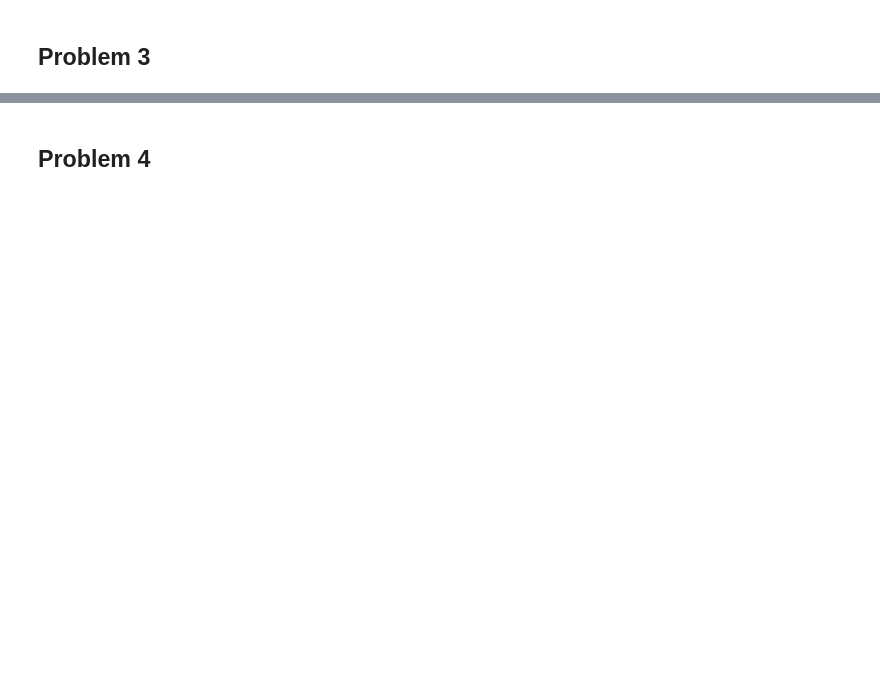
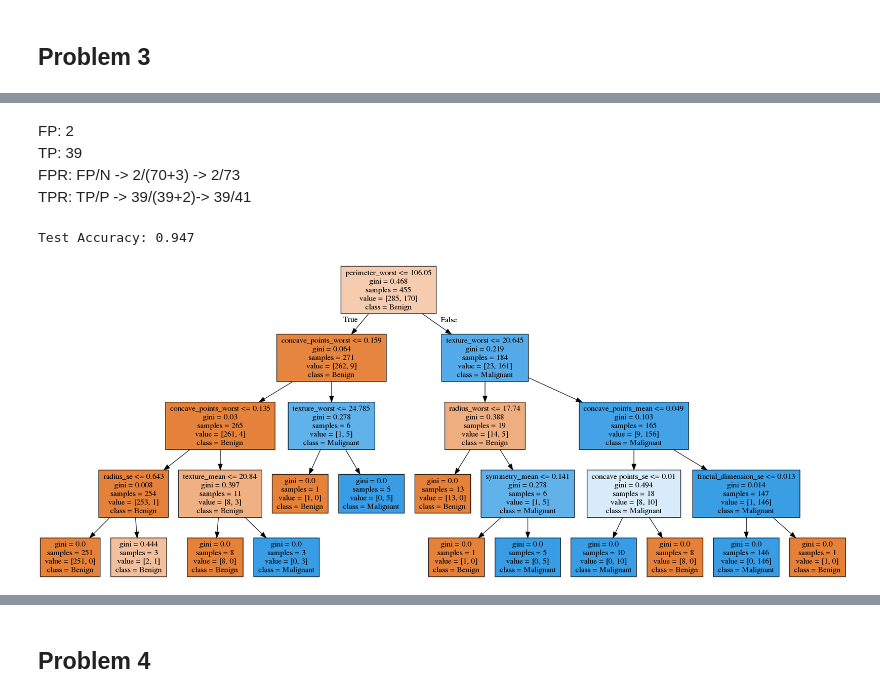
Before and after one commit to dbuts/DataMiningHW2, a Jupyter notebook: Homework_2.ipynb, the cells around one changed output, grey strips where cells are left out. Cells and saved outputs as stored; diff of their text form; code cells hidden in the pictures; blank space fills up the shorter version.

```diff
--- a/Homework_2.ipynb
+++ b/Homework_2.ipynb
@@ -490,3 +523,77 @@ Test Accuracy: 0.886
+# %% [markdown]
+FP: 2<br>
+TP: 39<br>
+FPR: FP/N -> 2/(70+3) -> 2/73<br>
+TPR: TP/P -> 39/(39+2)-> 39/41
+# %%
+import pandas as pd
+df = pd.read_csv('https://archive.ics.uci.edu/ml/machine-learning-databases/breast-cancer-wisconsin/wdbc.data', header=None)
+df.head()
+
+
+from sklearn.preprocessing import LabelEncoder
+X = df.loc[:, 2:].values
+y = df.loc[:, 1].values
+
+le = LabelEncoder()
+y = le.fit_transform(y)
+
+le.transform(['B', 'M'])
+
+
+from sklearn.model_selection import train_test_split
+X_train, X_test, y_train, y_test =  train_test_split(X, y, test_size=0.20, random_state=1)
+
+#scikit-learn transformers
+from sklearn.preprocessing import StandardScaler
+from sklearn.decomposition import PCA
+#estimator
+from sklearn.linear_model import LogisticRegression
+
+from sklearn.pipeline import Pipeline
+
+pipe_lr = Pipeline([('scl', StandardScaler()),
+                    ('pca', PCA(n_components=2)),
+                    ('clf', LogisticRegression(random_state=1))])
+pipe_lr.fit(X_train, y_train)
+print('Test Accuracy: %.3f' % pipe_lr.score(X_test, y_test))
+import numpy as np
+import matplotlib.pyplot as plt
+from sklearn.model_selection import learning_curve
+
+pipe_lr = Pipeline([('scl', StandardScaler()),
+                    ('clf', LogisticRegression(penalty='l2', random_state=0))])
+train_sizes, train_scores, test_scores =learning_curve(estimator=pipe_lr,
+                      X=X_train,
+                      y=y_train,
+                      train_sizes=np.linspace(0.1, 1.0, 10),
+                      cv=10,
+                       n_jobs=1)
+
+
+train_mean = np.mean(train_scores, axis=1)
+train_std = np.std(train_scores, axis=1)
+test_mean = np.mean(test_scores, axis=1)
+test_std = np.std(test_scores, axis=1)
+
+dt = DecisionTreeClassifier(min_samples_split = 5,max_depth = 5)
+dt.fit(X_train, y_train)
+
+dot_data = StringIO()
+
+export_graphviz(dt, out_file=dot_data,filled=True, feature_names=[ 'radius_mean', 'texture_mean', 'perimeter_mean', 'area_mean', 'smoothness_mean',
+            'compactness_mean', 'concavity_mean', 'concave_points_mean', 'symmetry_mean', 'fractal_dimension_mean',
+            'radius_se', 'texture_se', 'perimeter_se', 'area_se', 'smoothness_se',
+            'compactness_se', 'concavity', 'concave points_se', 'symmetry_se',
+            'fractal_dimension_se', 'radius_worst', 'texture_worst', 'perimeter_worst', 'area_worst', 'smoothness_worst', 'compactness_worst',
+            'concavity_worst', 'concave_points_worst', 'symmetry_worst', 'fractal_dimension_worst'],
+class_names=['Benign','Malignant']
+)
+(graph, ) = graph_from_dot_data(dot_data.getvalue())
+Image(graph.create_png())
+# %% [output]
+Test Accuracy: 0.947
+[figure, added]
 # %%
 expected = y_test
 predicted = dt.predict(X_test)
```
Also changed, not shown: parts of 16 cells of this notebook.
